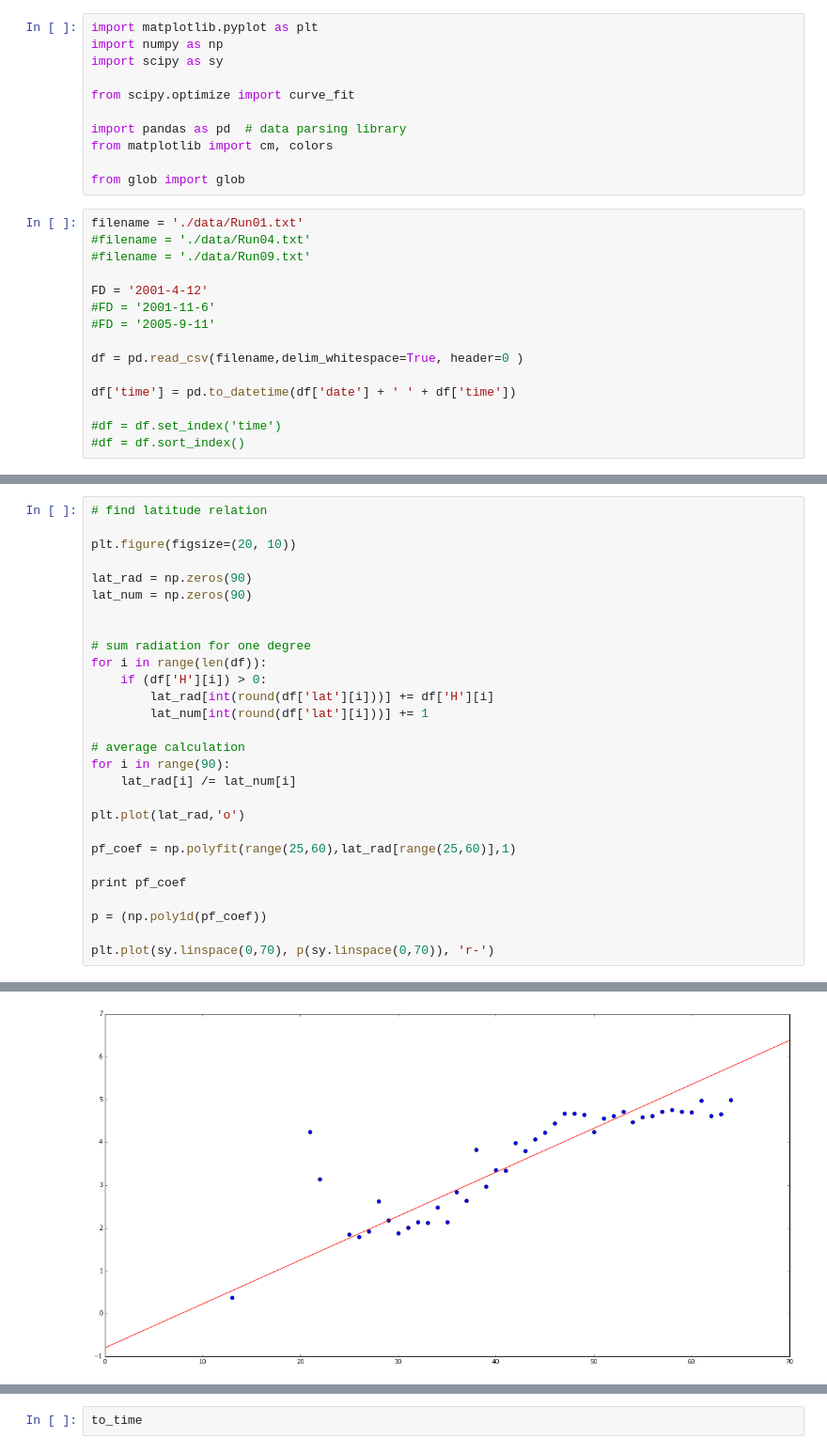
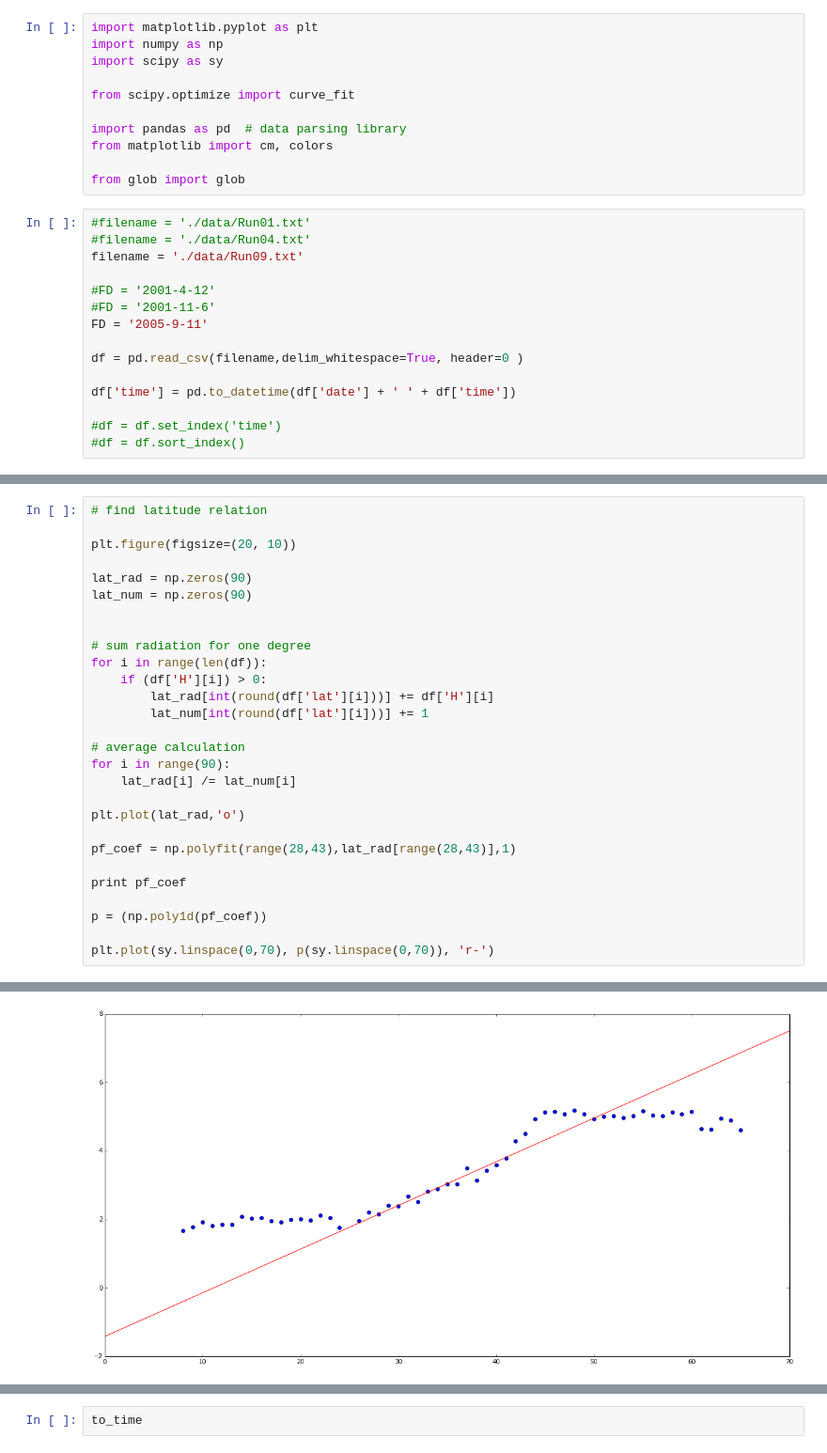
Before and after one commit to ODZ-UJF-AV-CR/liulin, a Jupyter notebook: FDold.ipynb, the cells around one changed output, grey strips where cells are left out. Shown at 94% size. Saved outputs shown, nothing was run; the diff lists cells and outputs as text.

```diff
--- a/FDold.ipynb
+++ b/FDold.ipynb
@@ -10,13 +10,13 @@ from matplotlib import cm, colors
 
 from glob import glob
 # %%
-filename = './data/Run01.txt'
+#filename = './data/Run01.txt'
 #filename = './data/Run04.txt'
-#filename = './data/Run09.txt'
+filename = './data/Run09.txt'
 
-FD = '2001-4-12'
+#FD = '2001-4-12'
 #FD = '2001-11-6'
-#FD = '2005-9-11'
+FD = '2005-9-11'
 
 df = pd.read_csv(filename,delim_whitespace=True, header=0 )
 
@@ -102,7 +102,7 @@ for i in range(90):
 
 plt.plot(lat_rad,'o')
 
-pf_coef = np.polyfit(range(25,60),lat_rad[range(25,60)],1)
+pf_coef = np.polyfit(range(28,43),lat_rad[range(28,43)],1)
 
 print pf_coef
 
@@ -114,5 +114,5 @@ plt.plot(sy.linspace(0,70), p(sy.linspace(0,70)), 'r-')
 [<matplotlib.lines.Line2D at 0x...>]
-[figure, old version]
+[figure, new version]
 # %%
 # subtract latitude ralation
 
```
Also changed, not shown: parts of 5 cells of this notebook, 2 other files.
